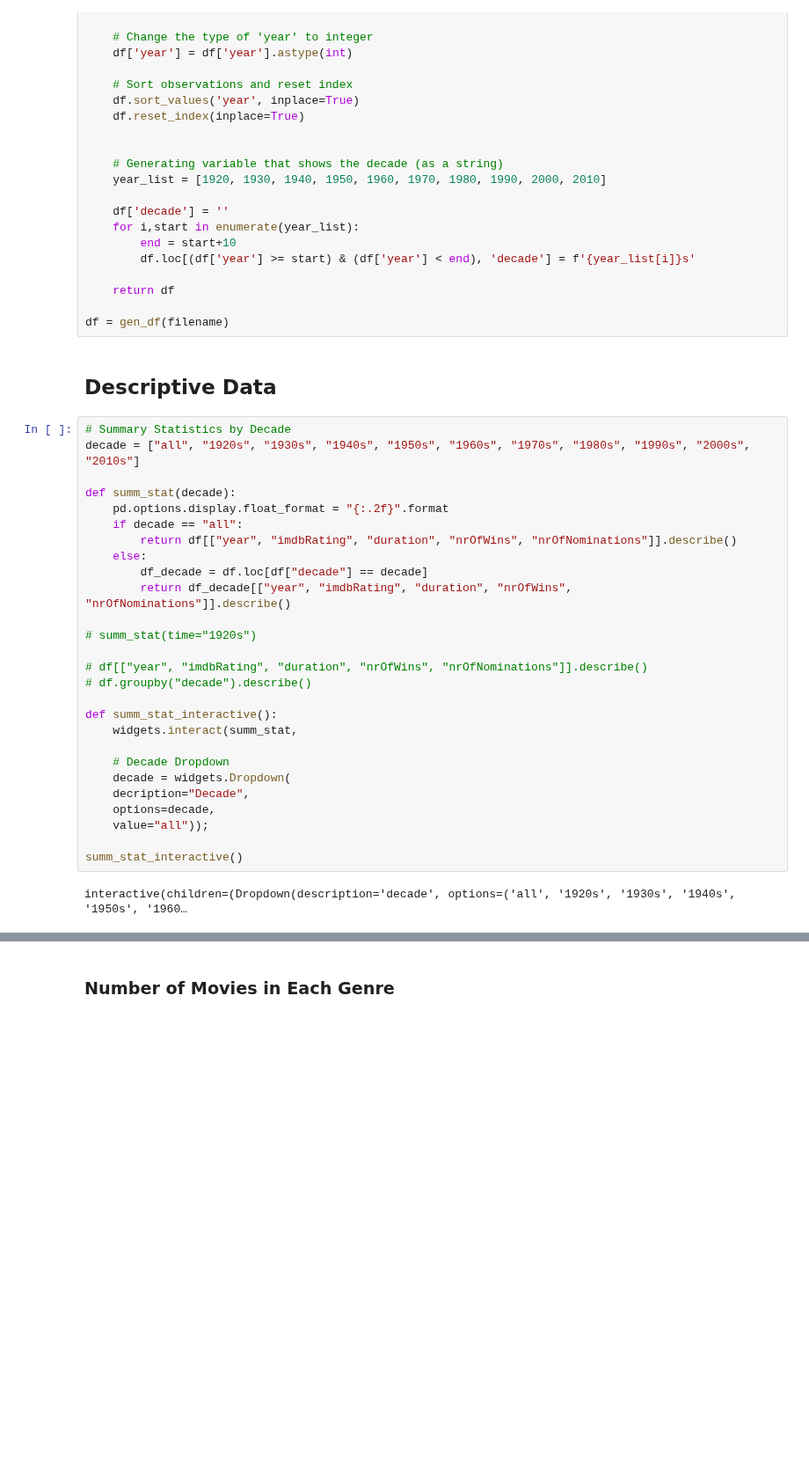
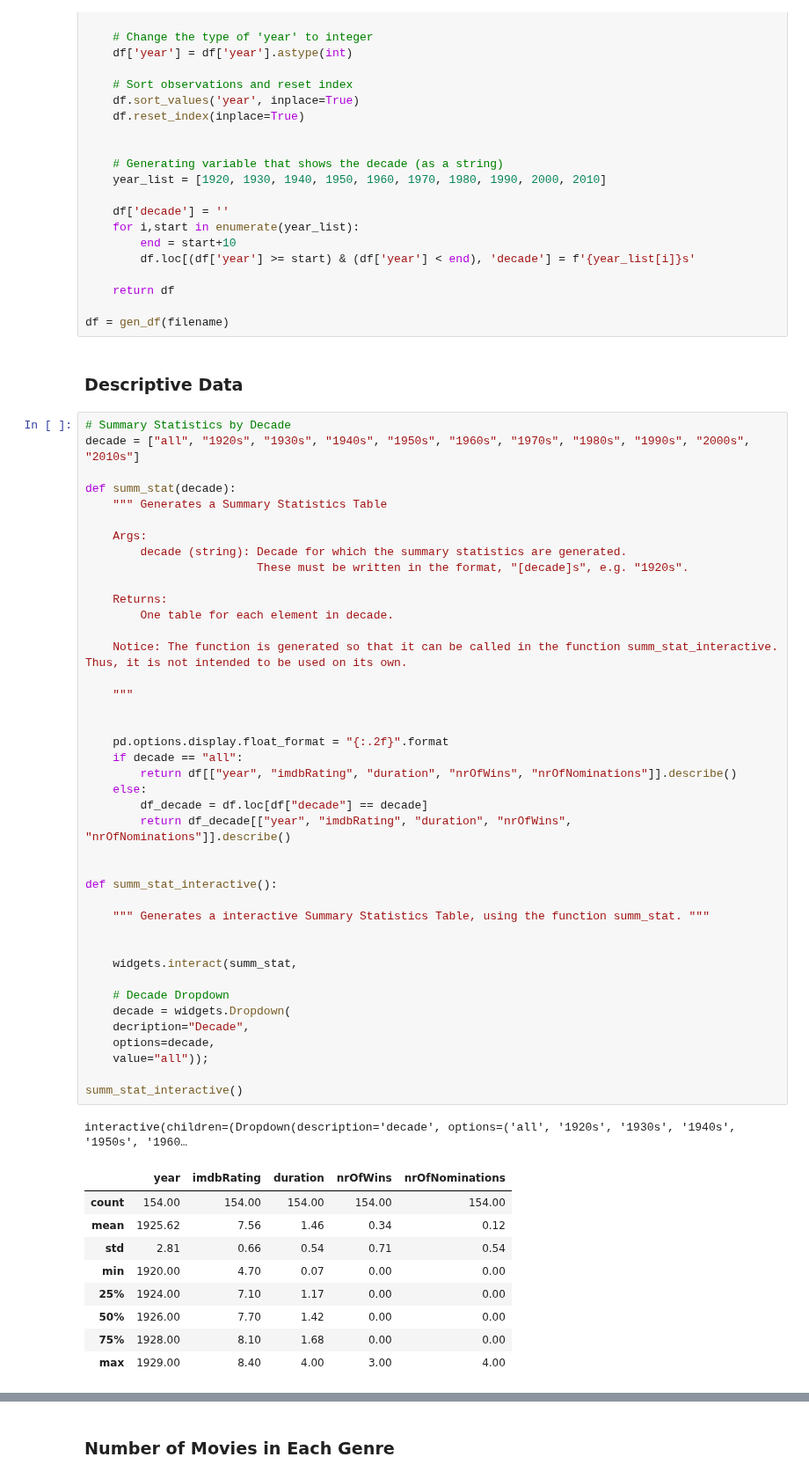
Before and after one commit to NumEconCopenhagen/projects-2019-credible-threats, a Jupyter notebook: dataproject/Final Countdown.ipynb, the cells around one changed output, grey strips where cells are left out. Shown at 88% size. Saved outputs shown, nothing was run; the diff lists cells and outputs as text; blank space fills up the shorter version.

```diff
--- a/dataproject/Final Countdown.ipynb
+++ b/dataproject/Final Countdown.ipynb
@@ -72,36 +74,59 @@ def gen_df(filename):
 
 df = gen_df(filename)
 # %% [markdown]
-## Descriptive Data
+### Descriptive Data
 # %%
 # Summary Statistics by Decade
 decade = ["all", "1920s", "1930s", "1940s", "1950s", "1960s", "1970s", "1980s", "1990s", "2000s", "2010s"]
 
 def summ_stat(decade):
+    """ Generates a Summary Statistics Table
+
+    Args:
+        decade (string): Decade for which the summary statistics are generated.
+                         These must be written in the format, "[decade]s", e.g. "1920s".
+
+    Returns:
+        One table for each element in decade.
+
+    Notice: The function is generated so that it can be called in the function summ_stat_interactive. Thus, it is not intended to be used on its own.
+
+    """
+
+
     pd.options.display.float_format = "{:.2f}".format
     if decade == "all":
         return df[["year", "imdbRating", "duration", "nrOfWins", "nrOfNominations"]].describe()
     else:
         df_decade = df.loc[df["decade"] == decade]
         return df_decade[["year", "imdbRating", "duration", "nrOfWins", "nrOfNominations"]].describe()
 
-# summ_stat(time="1920s")
-
-# df[["year", "imdbRating", "duration", "nrOfWins", "nrOfNominations"]].describe()
-# df.groupby("decade").describe()
 
 def summ_stat_interactive():
+
+    """ Generates a interactive Summary Statistics Table, using the function summ_stat. """
+
+
     widgets.interact(summ_stat,
 
     # Decade Dropdown
     decade = widgets.Dropdown(
     decription="Decade",
     options=decade,
     value="all"));
 
 summ_stat_interactive()
 # %% [output]
 interactive(children=(Dropdown(description='decade', options=('all', '1920s', '1930s', '1940s', '1950s', '1960…
+|  | year | imdbRating | duration | nrOfWins | nrOfNominations |
+| count | 154.00 | 154.00 | 154.00 | 154.00 | 154.00 |
+| mean | 1925.62 | 7.56 | 1.46 | 0.34 | 0.12 |
+| std | 2.81 | 0.66 | 0.54 | 0.71 | 0.54 |
+| min | 1920.00 | 4.70 | 0.07 | 0.00 | 0.00 |
+| 25% | 1924.00 | 7.10 | 1.17 | 0.00 | 0.00 |
+| 50% | 1926.00 | 7.70 | 1.42 | 0.00 | 0.00 |
+| 75% | 1928.00 | 8.10 | 1.68 | 0.00 | 0.00 |
+| max | 1929.00 | 8.40 | 4.00 | 3.00 | 4.00 |
 # %%
 # Defining function that rounds up to next hundred
 def roundup(x):
```
Also changed, not shown: parts of 11 cells of this notebook.
